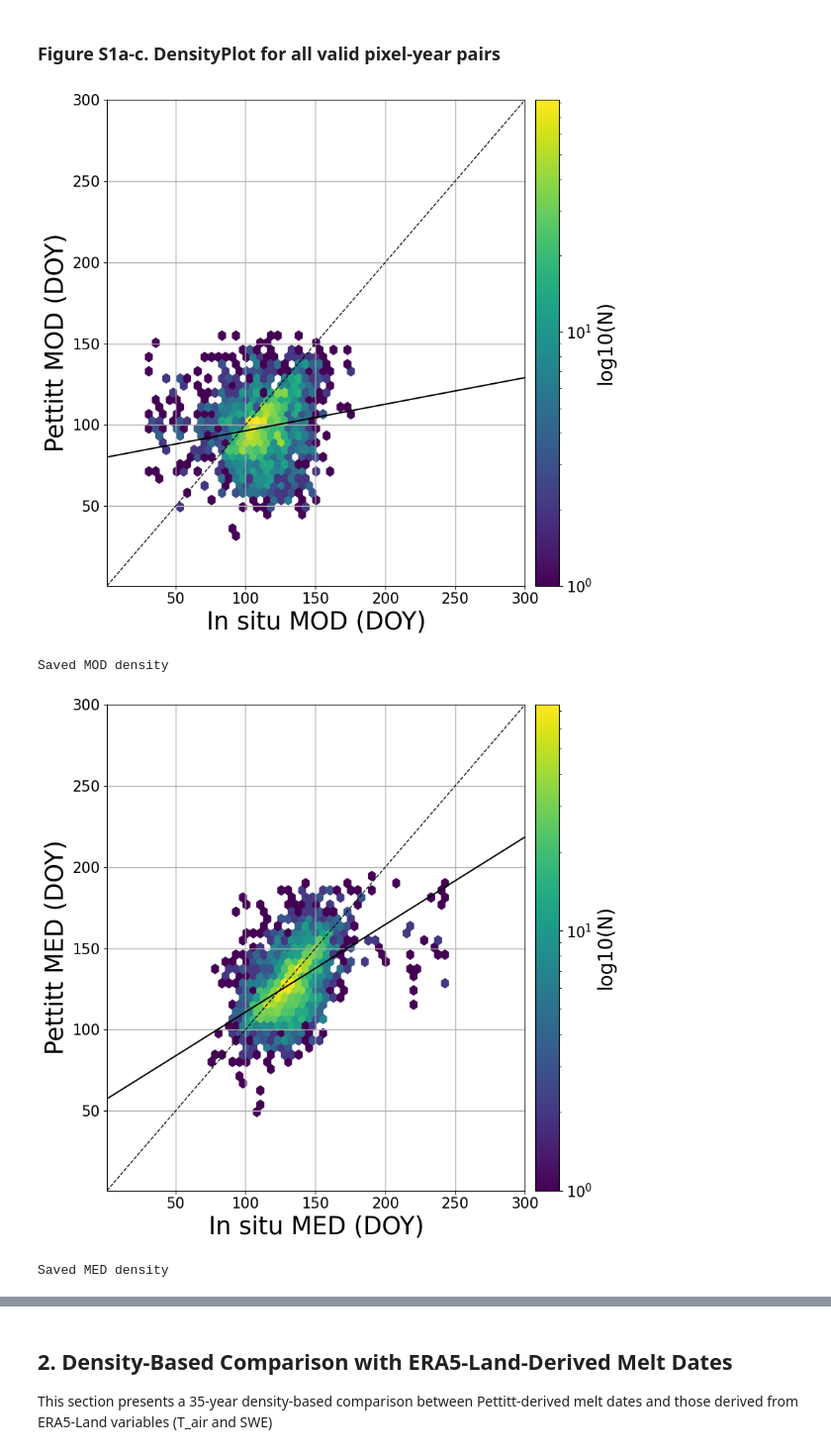
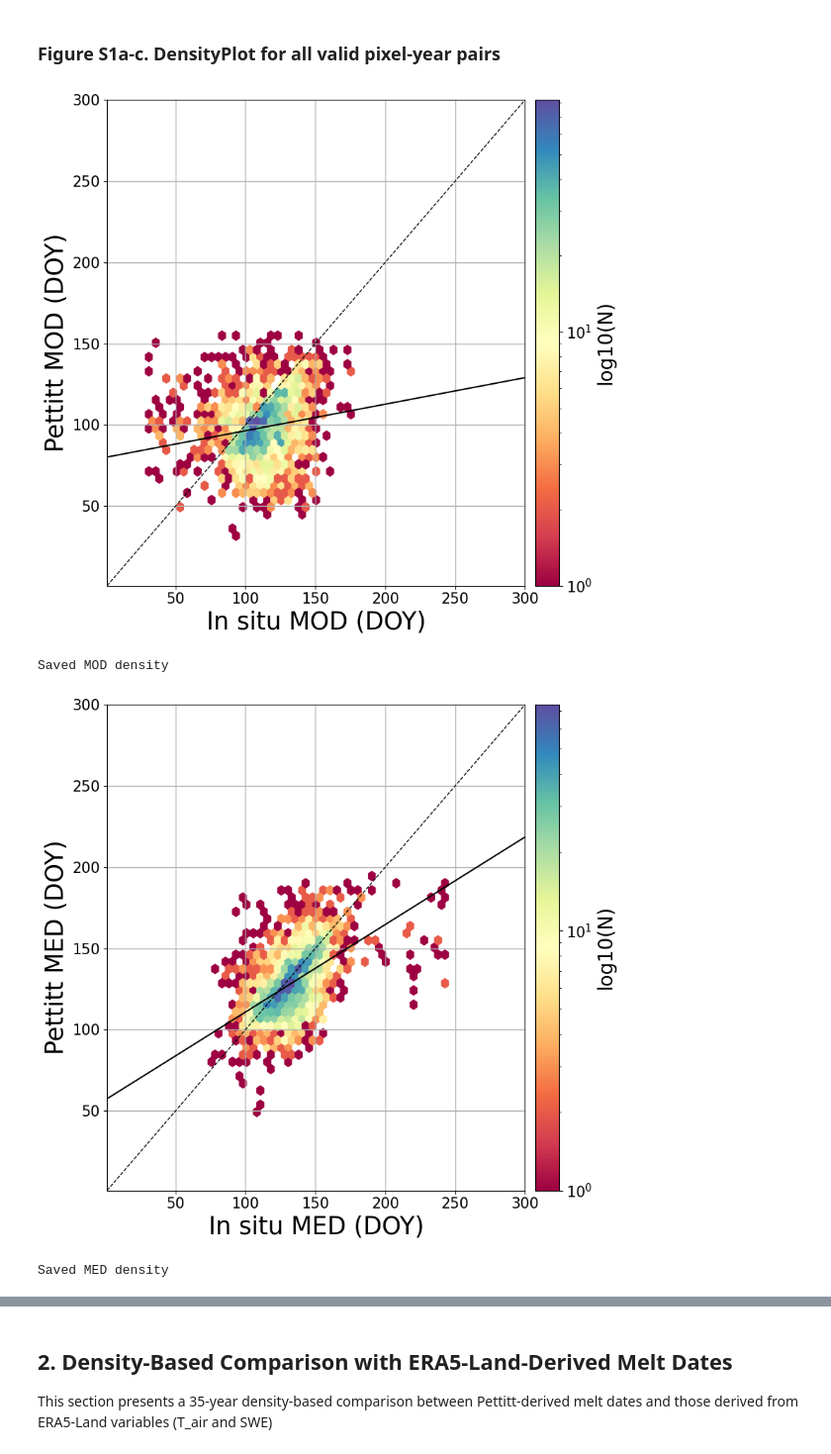
Before and after one commit to Nayoung1204/A-Long-term-Pan-Arctic-Snowmelt-Onset-and-End-Dates-Derived-from-Pettitt-test, a Jupyter notebook: Intercomparison/FigureS1_TableS2_Intercomparison_DensityPlot.ipynb, the cells around one changed output, grey strips where cells are left out. Shown at 99% size. Drawn from its saved outputs; the diff is of its cells as text; code cells hidden in the pictures.

```diff
--- a/Intercomparison/FigureS1_TableS2_Intercomparison_DensityPlot.ipynb
+++ b/Intercomparison/FigureS1_TableS2_Intercomparison_DensityPlot.ipynb
@@ -380,7 +380,7 @@ fig1, ax1 = plot_density_3d_vs_3d_clusters012(
     include_clusters=(0,1,2),
     min_n=1,
     gridsize=60,
-    cmap="viridis",
+    cmap="Spectral",
     bins="log",
     extent=(1, 300, 1, 300),
     x_label="In situ MOD (DOY)",
@@ -401,41 +401,41 @@ fig2, ax2 = plot_density_3d_vs_3d_clusters012(
     include_clusters=(0,1,2),
     min_n=1,
     gridsize=60,
-    cmap="viridis",
+    cmap="Spectral",
     bins="log",
     extent=(1, 300, 1, 300),
     x_label="In situ MED (DOY)",
     y_label="Pettitt MED (DOY)",
 )
 
 fig2.savefig(
     os.path.join(out_dir, "Insitu_Pettitt_MED_clusters012.png"),
     dpi=300, bbox_inches="tight", pad_inches=0.07
 )
 print("Saved MED density")
 
 
 # 3. Duration (Pettitt vs In situ)
 fig3, ax3 = plot_density_3d_vs_3d_clusters012(
     Insitu_duration, Pettitt_duration, mask_case2,
     TB_cluster,
     include_clusters=(0,1,2),
     min_n=1,
     gridsize=60,
-    cmap="viridis",
+    cmap="Spectral",
     bins="log",
     extent=(1, 300, 1, 300),
     x_label="In situ melt duration (days)",
     y_label="Pettitt melt duration (days)",
 )
 
 fig3.savefig(
     os.path.join(out_dir, "Insitu_Pettitt_Duration_clusters012.png"),
     dpi=300, bbox_inches="tight", pad_inches=0.07
 )
 print("Saved duration density")
 # %% [output]
-[figure, old version]
+[figure, new version]
 Saved MOD density
-[figure, old version]
+[figure, new version]
 Saved MED density
```
Also changed, not shown: parts of 3 cells of this notebook, 24 other files.
